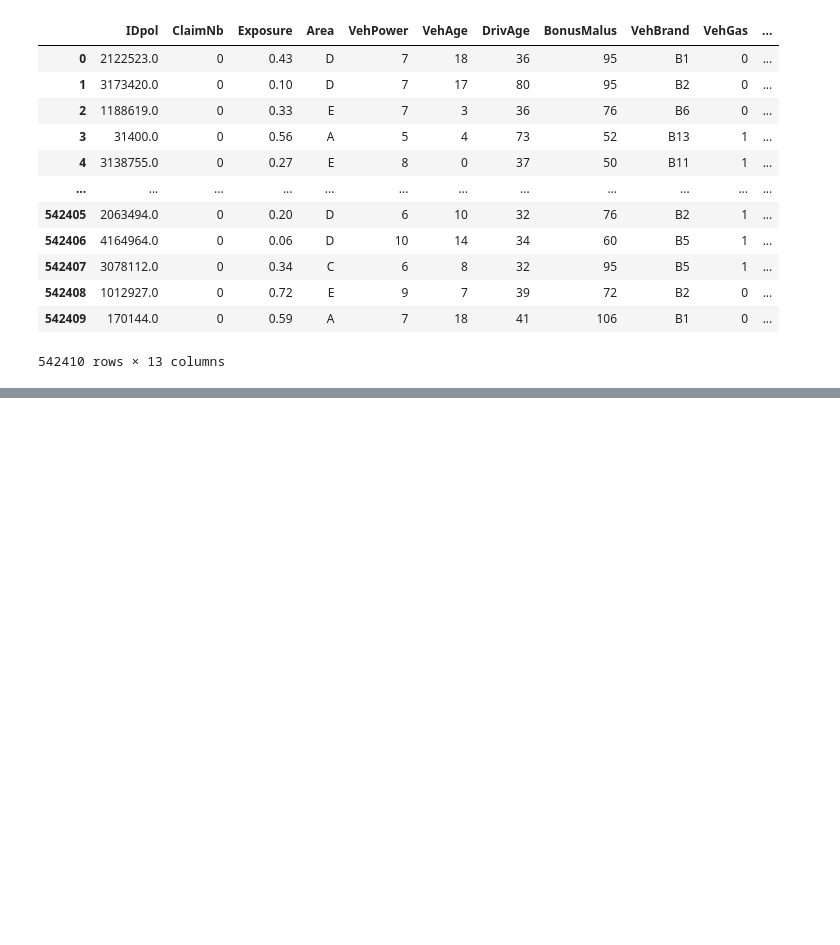
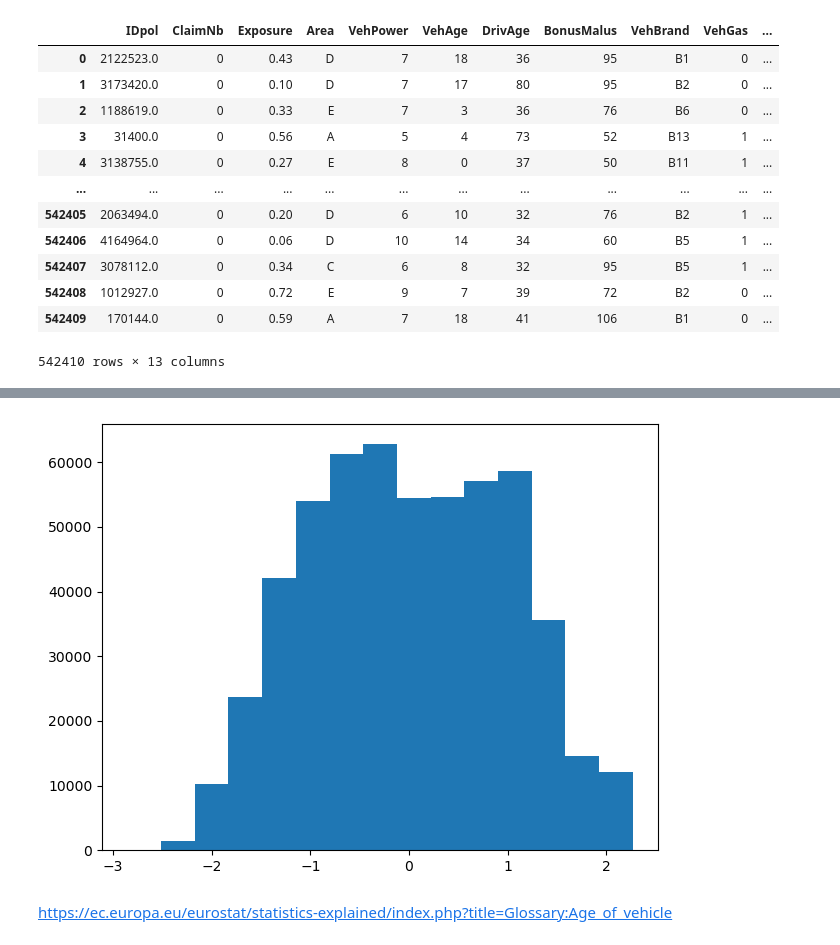
Before and after one commit to HKrtsn/ML-Project, a Jupyter notebook: exploratory_data_analysis.ipynb, the cells around one changed output, grey strips where cells are left out. Saved outputs shown, nothing was run; the diff lists cells and outputs as text; code cells hidden in the pictures; blank space fills up the shorter version.

```diff
--- a/exploratory_data_analysis.ipynb
+++ b/exploratory_data_analysis.ipynb
@@ -283,3 +288,11 @@ df.corr()
 | Density | 0.071260 | 0.011443 | -0.071148 | 0.589498 | 0.043862 | -0.090440 | -0.004418 | 0.078604 | -0.022302 | -0.099131 | ... |
 | Region | 0.025180 | -0.008583 | -0.073799 | 0.042459 | 0.010115 | -0.051107 | 0.026071 | -0.028382 | 0.015143 | -0.001116 | ... |
 | ClaimPerMonth | -0.055068 | 0.263534 | -0.052672 | 0.006895 | -0.001430 | -0.023962 | -0.003344 | 0.013873 | -0.004284 | -0.011069 | ... |
+# %%
+df['Density'] = np.log(df['Density']+1)
+scaler = StandardScaler()
+df['Density'] = scaler.fit_transform(df[['Density']])
+plt.hist(df['Density'].values, bins=15)
+plt.tight_layout()
+# %% [output]
+[figure, added]
@@ -285,0 +301,2 @@ df.corr()
+# %% [markdown]
+https://ec.europa.eu/eurostat/statistics-explained/index.php?title=Glossary:Age_of_vehicle
```
Also changed, not shown: parts of 4 cells of this notebook, 2 other files.
